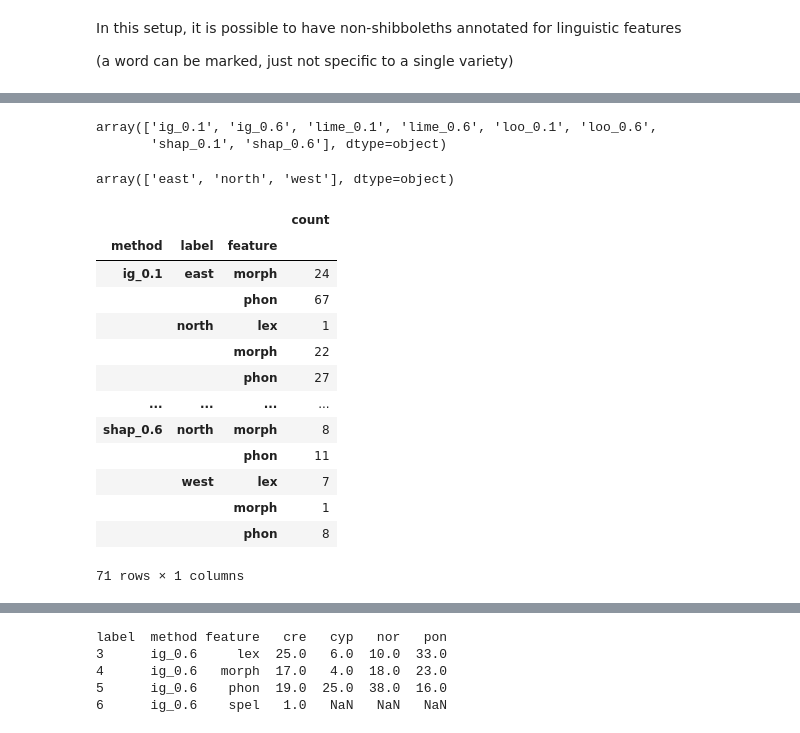
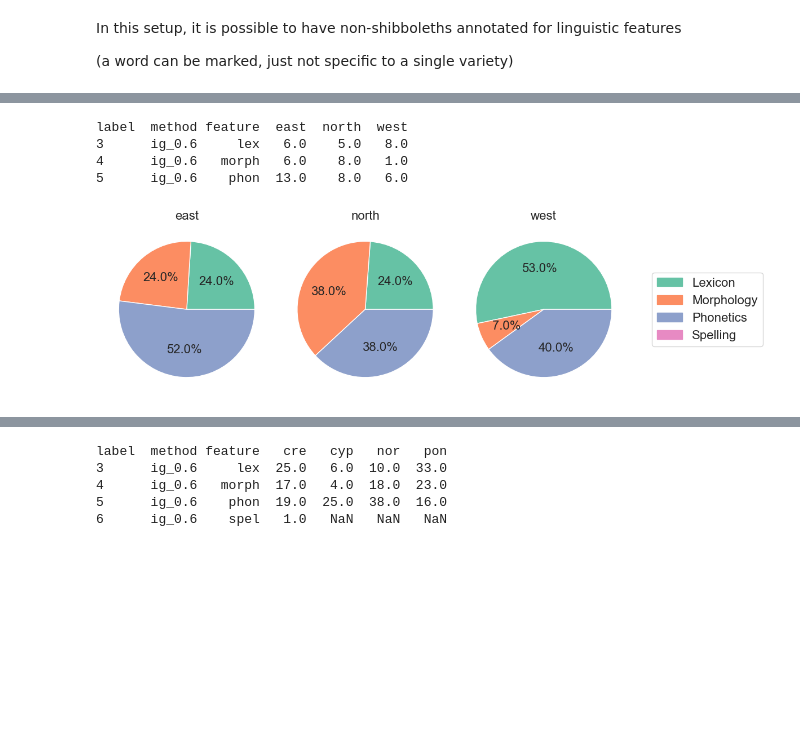
Before and after one commit to Helsinki-NLP/shibboleth, a Jupyter notebook: vizs/shib-eval-contents/annotation-analysis.ipynb, the cells around one changed output, grey strips where cells are left out. Saved outputs shown, nothing was run; the diff lists cells and outputs as text; code cells hidden in the pictures; blank space fills up the shorter version.

```diff
--- a/vizs/shib-eval-contents/annotation-analysis.ipynb
+++ b/vizs/shib-eval-contents/annotation-analysis.ipynb
@@ -837,30 +589,10 @@ feature_df
-# %%
-methods = feature_df['method'].sort_values().unique()
-methods
-# %% [output]
-array(['ig_0.1', 'ig_0.6', 'lime_0.1', 'lime_0.6', 'loo_0.1', 'loo_0.6',
-       'shap_0.1', 'shap_0.6'], dtype=object)
-# %%
-classes = feature_df['label'].sort_values().unique()
-classes
-# %% [output]
-array(['east', 'north', 'west'], dtype=object)
-# %%
-finnish_suomi24_levels_df = feature_df.rename(columns={'category': 'feature'}).groupby(['method', 'label', 'feature']).size().to_frame(name='count')
-finnish_suomi24_levels_df
-# %% [output]
-|  |  |  | count |
-| method | label | feature |  |
-| ig_0.1 | east | morph | 24 |
-|  |  | phon | 67 |
-|  | north | lex | 1 |
-|  |  | morph | 22 |
-|  |  | phon | 27 |
-| ... | ... | ... | ... |
-| shap_0.6 | north | morph | 8 |
-|  |  | phon | 11 |
-|  | west | lex | 7 |
-|  |  | morph | 1 |
-|  |  | phon | 8 |
-71 rows × 1 columns
+# %%
+finnish_suomi24_levels_df = pd.read_csv('tables/finnish_suomi24_perlevel.csv', index_col=[0, 1, 2])
+levels_to_pie(finnish_suomi24_levels_df, 'ig_0.6', 'pdfs/finnish_suomi24_perlevel_sel.pie.pdf')
+# %% [output]
+label  method feature  east  north  west
+3      ig_0.6     lex   6.0    5.0   8.0
+4      ig_0.6   morph   6.0    8.0   1.0
+5      ig_0.6    phon  13.0    8.0   6.0
+[figure]
 # %%
```
Also changed, not shown: parts of 75 cells of this notebook, 18 other files.
